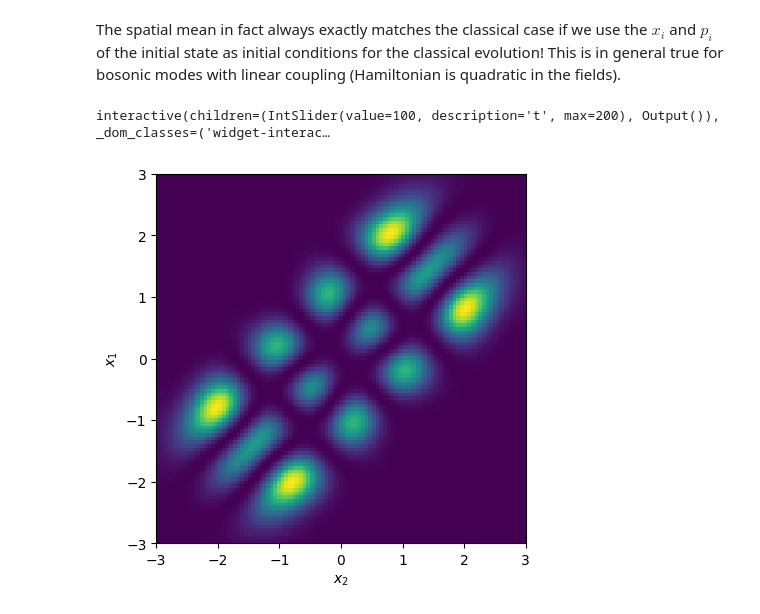
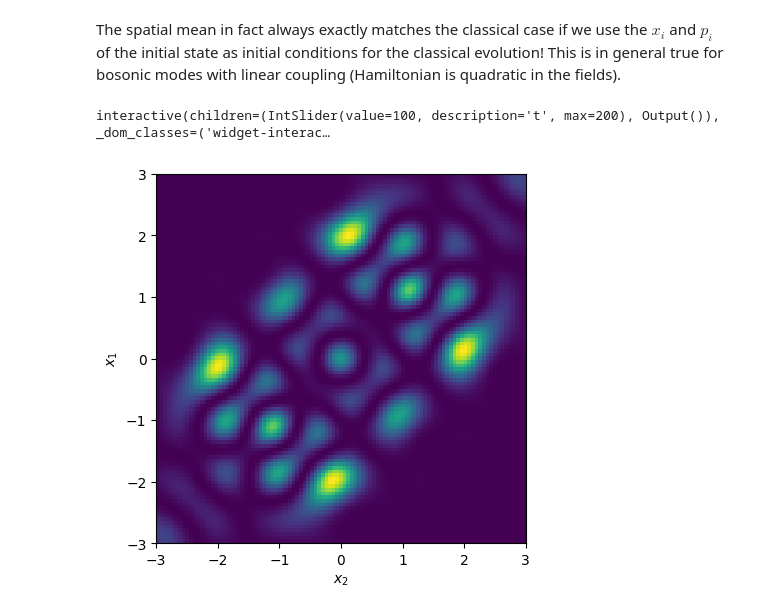
Before and after one commit to NiklasEuler/CQD_SS26, a Jupyter notebook: Solutions/exercise4_sol.ipynb, the cells around one changed output. Cells and saved outputs as stored; diff of their text form; code cells hidden in the pictures.

```diff
--- a/Solutions/exercise4_sol.ipynb
+++ b/Solutions/exercise4_sol.ipynb
@@ -390,22 +277,48 @@ for i in range(len(tvec)):
     psi_t = cqd.unitaries.t_evol_eigenbasis(ini_coeffs_eigenbasis, tvec[i], evals, evecs)
     for k in range(dim):
         wfcts[i] += psi_t[k] * basis_state_pos[k]
+# %%
+# make an interactive density plot
+interactive_plot = interactive(cqd.plotting.plot_prob_amplitude_2D, t=(0, len(tvec)-1), wfcts=fixed(wfcts), tvec=fixed(tvec), L=fixed(L))
+interactive_plot
+# %% [output]
+interactive(children=(IntSlider(value=100, description='t', max=200), Output()), _dom_classes=('widget-interac…
+# %%
+N1 = N2 = 15
+lam = 5.
+
+#Hmat2 = buildH2(N1,N2,lam)
+H_mat_man_plt = cqd.hamiltonians.build_H_coupled_HO_improved(N1, N2, lam).toarray()
+evals_plot, evecs_plot = LA.eigh(H_mat_man_plt)
+
+# calculate position wave functions
+
+# make a spatial grid
+L=6
+plotpoints = 101
+xgrid, dx = cqd.utility.create_xvals(L, plotpoints)
+dim = N1*N2
+
+# calculate the product HO eigenfunctions on this grid
+basis_state_pos = cqd.hamiltonians.HO_product_eigenstates(N1, N2, xgrid)
 # %%
-# make an interactive density plot
+# Plotting the eigenstates of the coupled HO
 
-from ipywidgets import interactive
+eigenstate_idx = 44
 
-def plotWF(t):
-    fig = plt.figure()
-    ax = fig.add_subplot()
-    ax.imshow(np.abs(wfcts[t])**2,extent=[-L/2, L/2, -L/2, L/2],interpolation='none',origin='lower')
-    # add labels and legends
-    ax.set_title("$t=$"+str(tvec[t]))
-    ax.set_xlabel("$x_2$")
-    ax.set_ylabel("$x_1$")
-    plt.show()
+psi = evecs_plot[:,eigenstate_idx]
 
-interactive_plot = interactive(plotWF, t=(0, len(tvec)-1))
-interactive_plot
+gs_wfct = np.zeros((len(xgrid), len(xgrid)), dtype=complex)
+
+for k in range(dim):
+    gs_wfct += psi[k] * basis_state_pos[k]
+
+fig = plt.figure()
+ax = fig.add_subplot()
+ax.imshow(np.abs(gs_wfct) ** 2, extent = (-L/2, L/2, -L/2, L/2), interpolation='none', origin='lower')
+# add labels and legends
+ax.set_xlabel("$x_2$")
+ax.set_ylabel("$x_1$")
+plt.show()
 # %% [output]
-interactive(children=(IntSlider(value=100, description='t', max=200), Output()), _dom_classes=('widget-interac…
+[figure, added]
@@ -430,22 +324,0 @@ basis_state_pos = cqd.hamiltonians.HO_product_eigenstates(N1, N2, xgrid)
-# %%
-# Plotting the eigenstates of the coupled HO
-
-eigenstate_idx = 20
-
-psi = evecs[:,eigenstate_idx]
-
-gs_wfct = np.zeros((len(xgrid), len(xgrid)), dtype=complex)
-
-for k in range(dim):
-    gs_wfct += psi[k] * basis_state_pos[k]
-
-#def plotWF(t):
-fig = plt.figure()
-ax = fig.add_subplot()
-ax.imshow(np.abs(gs_wfct) ** 2, extent=[-L/2, L/2, -L/2, L/2], interpolation='none', origin='lower')
-# add labels and legends
-ax.set_xlabel("$x_2$")
-ax.set_ylabel("$x_1$")
-plt.show()
-# %% [output]
-[figure, removed]
```
Also changed, not shown: parts of 11 cells of this notebook, 5 other files.
